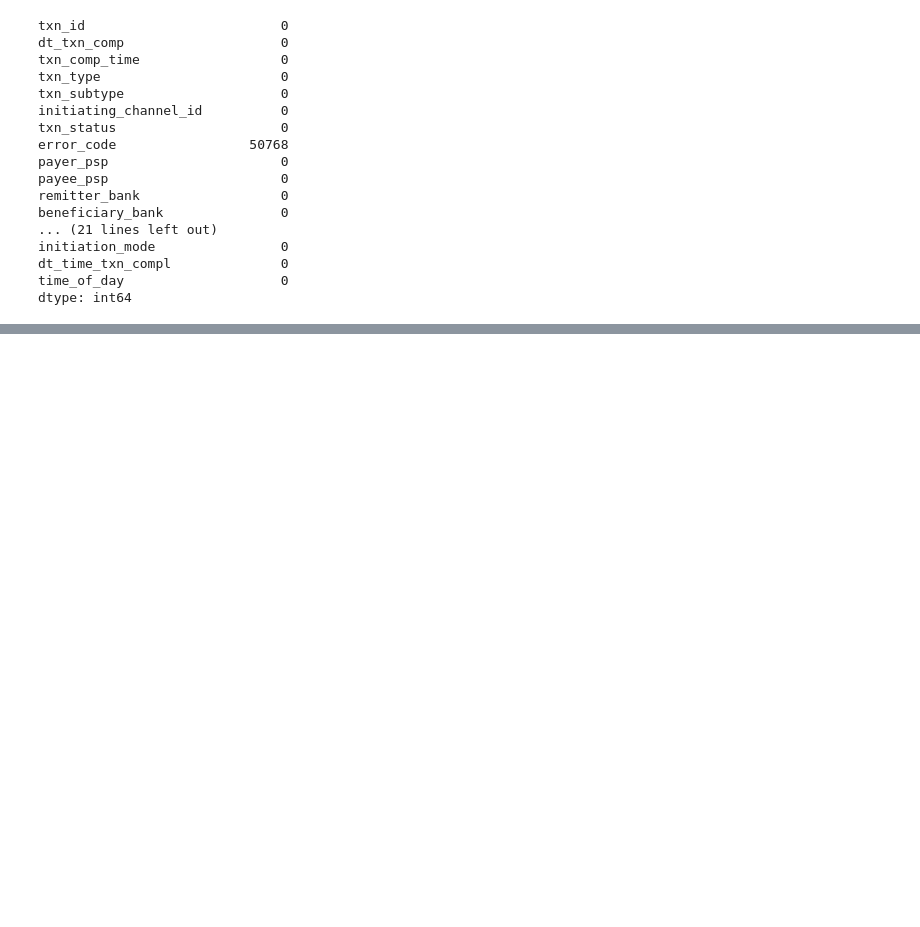
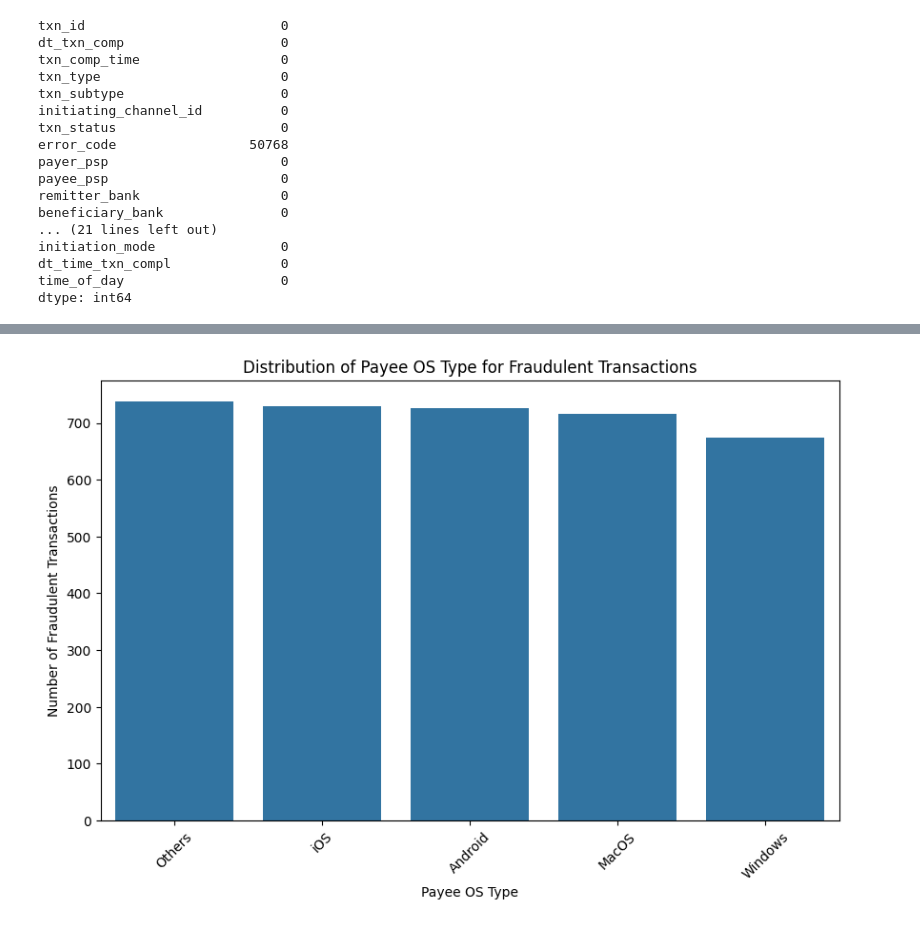
Before and after one commit to shashwatdixit10/Fraud-Detection-ML, a Jupyter notebook: ML Project.ipynb, the cells around one changed output, grey strips where cells are left out. Saved outputs shown, nothing was run; the diff lists cells and outputs as text; code cells hidden in the pictures; blank space fills up the shorter version.

```diff
--- a/ML Project.ipynb
+++ b/ML Project.ipynb
@@ -139,0 +157,17 @@ dtype: int64
+# %%
+fraud_labels = ['Fraudulent Transaction']
+data['is_fraud'] = data['txn_subtype'].apply(lambda x: 1 if x in fraud_labels else 0)
+
+fraud_data = data[data['is_fraud'] == 1]
+
+payee_os_counts = fraud_data['payee_os_type'].value_counts()
+
+plt.figure(figsize=(10, 6))
+sns.barplot(x=payee_os_counts.index, y=payee_os_counts.values)
+plt.xlabel('Payee OS Type')
+plt.ylabel('Number of Fraudulent Transactions')
+plt.title('Distribution of Payee OS Type for Fraudulent Transactions')
+plt.xticks(rotation=45)
+plt.show()
+# %% [output]
+[figure, added]
```
Also changed, not shown: parts of 5 cells of this notebook.
